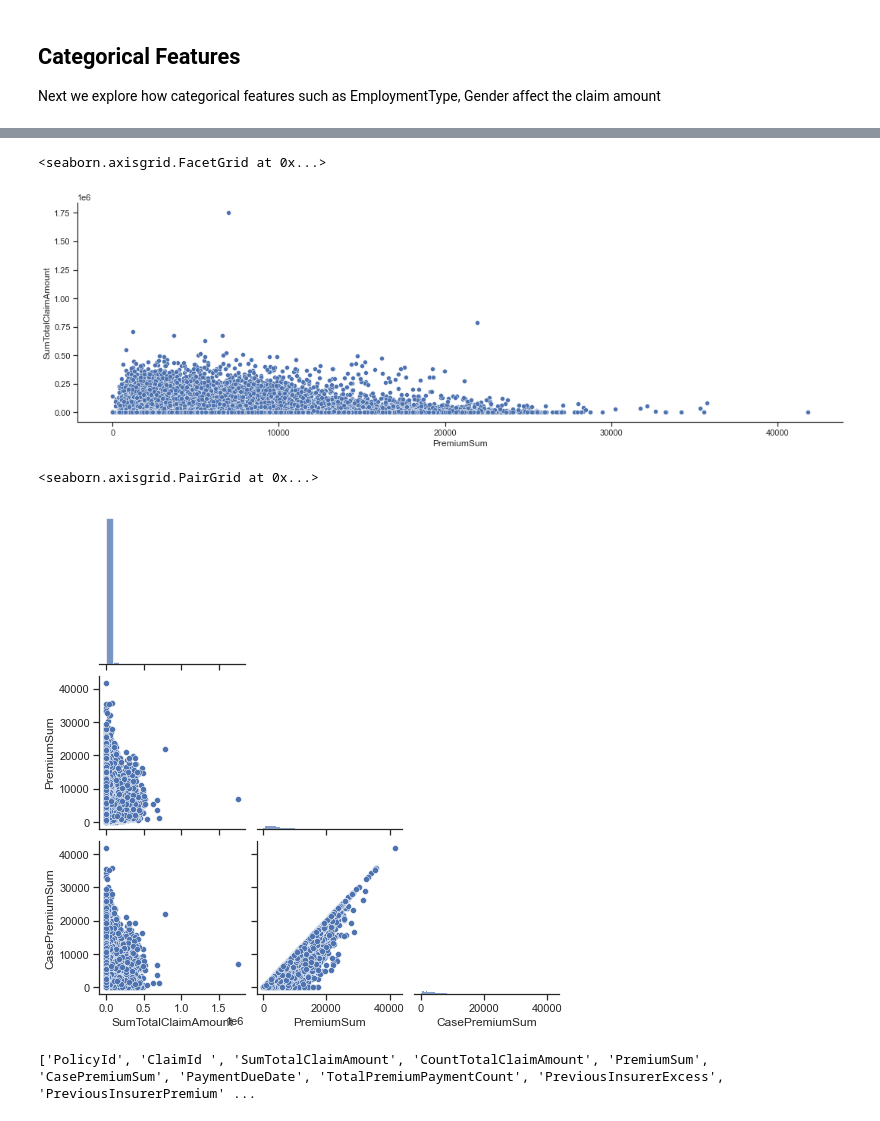
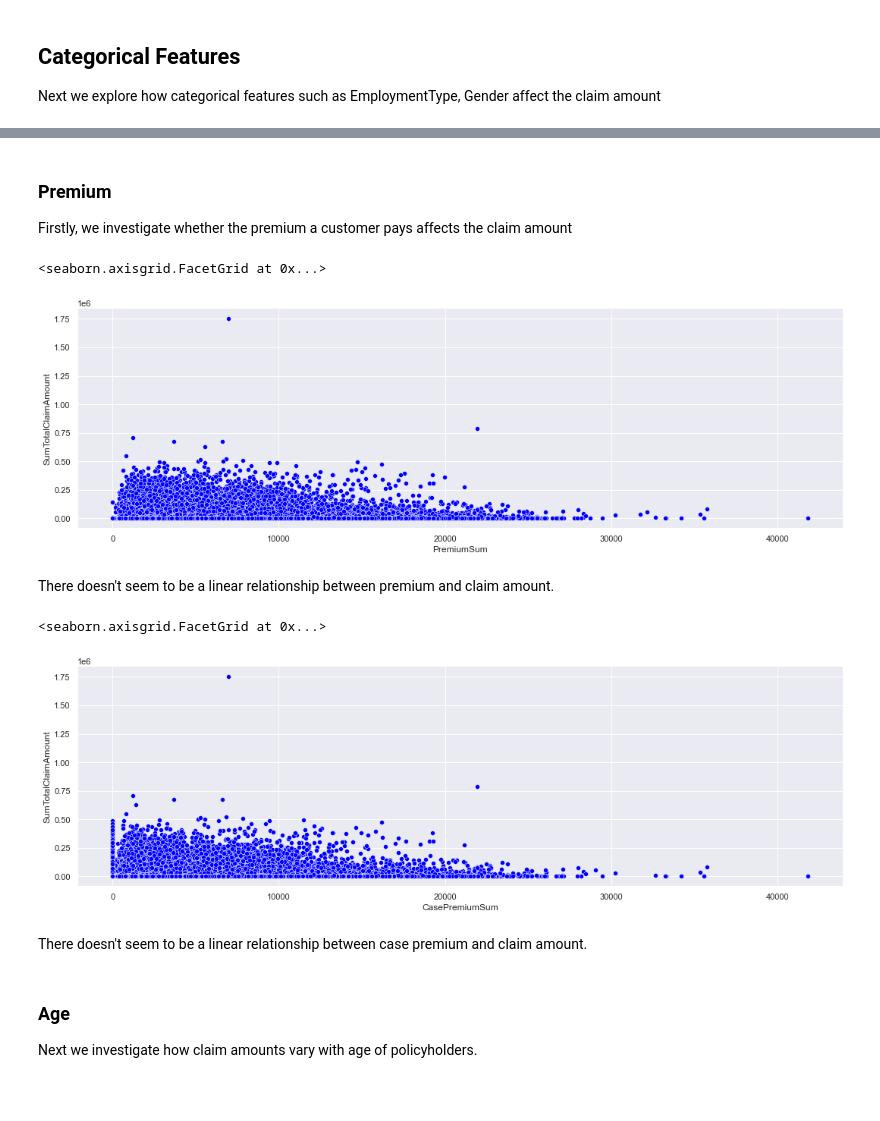
Before and after one commit to Pheelog/Insurance-Claim-Modelling, a Jupyter notebook: Hudson_EDA.ipynb, the cells around one changed output, grey strips where cells are left out. Saved outputs shown, nothing was run; the diff lists cells and outputs as text; code cells hidden in the pictures; blank space fills up the shorter version.

```diff
--- a/Hudson_EDA.ipynb
+++ b/Hudson_EDA.ipynb
@@ -197,0 +203,15 @@ From the correlation heatmap above we observe the following:
+# %%
+# Claims count distribution
+sns.set_style("darkgrid")
+plt.figure(figsize=(7,5))
+ax = sns.countplot(x ='CountTotalClaimAmount', data = df, palette='colorblind')
+plt.xlabel('Claims Count')
+plt.ylabel('Total Number')
+total = float(len(df))
+for p in ax.patches:
+    percentage = '{:.1f}%'.format(100 * p.get_height()/total)
+    x = p.get_x() + p.get_width()
+    y = p.get_height()
+    ax.annotate(percentage, (x, y),ha='center')
+plt.xlim([-1, 3])
+plt.show()
@@ -199,8 +223,9 @@ From the correlation heatmap above we observe the following:
 ## Categorical Features
 Next we explore how categorical features such as EmploymentType, Gender affect the claim amount
 # %%
-#Claim amount distribution per employment type
-sns.set_theme(style="ticks")
-sns.catplot(x="EmploymentType", y="SumTotalClaimAmount", data=df, kind='box', height=5, aspect=2.5)
+#Claims amount and claims count distribution per employment type
+sns.set_theme(style="darkgrid")
+sns.catplot(x="EmploymentType", y="SumTotalClaimAmount", data=df, kind='point', height=3.5, aspect=3, palette='bright')
+sns.catplot(x="EmploymentType", y="CountTotalClaimAmount", data=df, kind='point', height=3.5, aspect=3, palette='bright')
 # %% [output]
 <seaborn.axisgrid.FacetGrid at 0x...>
@@ -280,7 +357,8 @@ Vehicles with a cylinder capacity of 2 have more claim amounts
 # %%
-#Person Province
+#Claim Amount Versus Person Province
+sns.set(style ="darkgrid")
 sns.catplot(x="PersonProvince", y="SumTotalClaimAmount",
-            data=df, kind='box', height=5, aspect=3)
+            data=df, kind='bar', height=5, aspect=3, palette='icefire_r')
 plt.xticks(rotation=45)
 plt.show()
 # %% [output]
@@ -296,15 +371,25 @@ We will investigate how continuous features affect the claim amount
+# %% [markdown]
+### Premium
+Firstly, we investigate whether the premium a customer pays affects the claim amount
 # %%
-sns.relplot(x="PremiumSum", y="SumTotalClaimAmount", data=df, height=5, aspect=3)
+#Claim Amount Versus Premium
+sns.set(style ="darkgrid")
+sns.relplot(x="PremiumSum", y="SumTotalClaimAmount", data=df, height=5, aspect=3, color='blue')
 # %% [output]
 <seaborn.axisgrid.FacetGrid at 0x...>
-[figure, old version]
+[figure, new version]
+# %% [markdown]
+There doesn't seem to be a linear relationship between premium and claim amount.
 # %%
-sns.pairplot(df[['SumTotalClaimAmount', 'PremiumSum', 'CasePremiumSum']], corner=True)
+#Claim Amount Versus Case Premium
+sns.set(style ="darkgrid")
+sns.relplot(x="CasePremiumSum", y="SumTotalClaimAmount", data=df, height=5, aspect=3, color='blue')
 # %% [output]
-<seaborn.axisgrid.PairGrid at 0x...>
+<seaborn.axisgrid.FacetGrid at 0x...>
-[figure, old version]
+[figure, new version]
-# %%
-print(list(df.columns))
-# %% [output]
-['PolicyId', 'ClaimId ', 'SumTotalClaimAmount', 'CountTotalClaimAmount', 'PremiumSum', 'CasePremiumSum', 'PaymentDueDate', 'TotalPremiumPaymentCount', 'PreviousInsurerExcess', 'PreviousInsurerPremium' ...
+# %% [markdown]
+There doesn't seem to be a linear relationship between case premium and claim amount.
+# %% [markdown]
+### Age
+Next we investigate how claim amounts vary with age of policyholders.
 # %%
```
Also changed, not shown: parts of 73 cells of this notebook.
